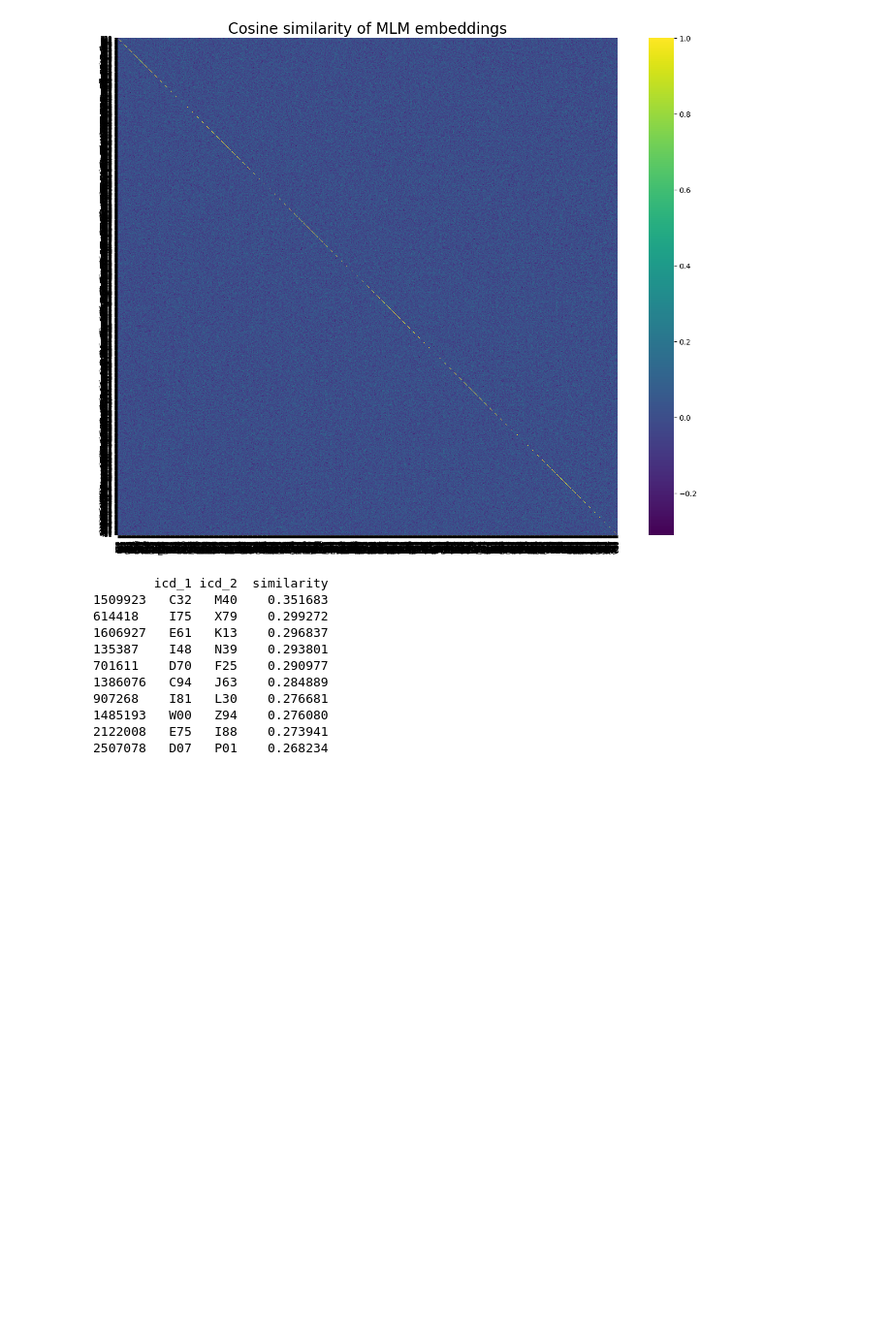
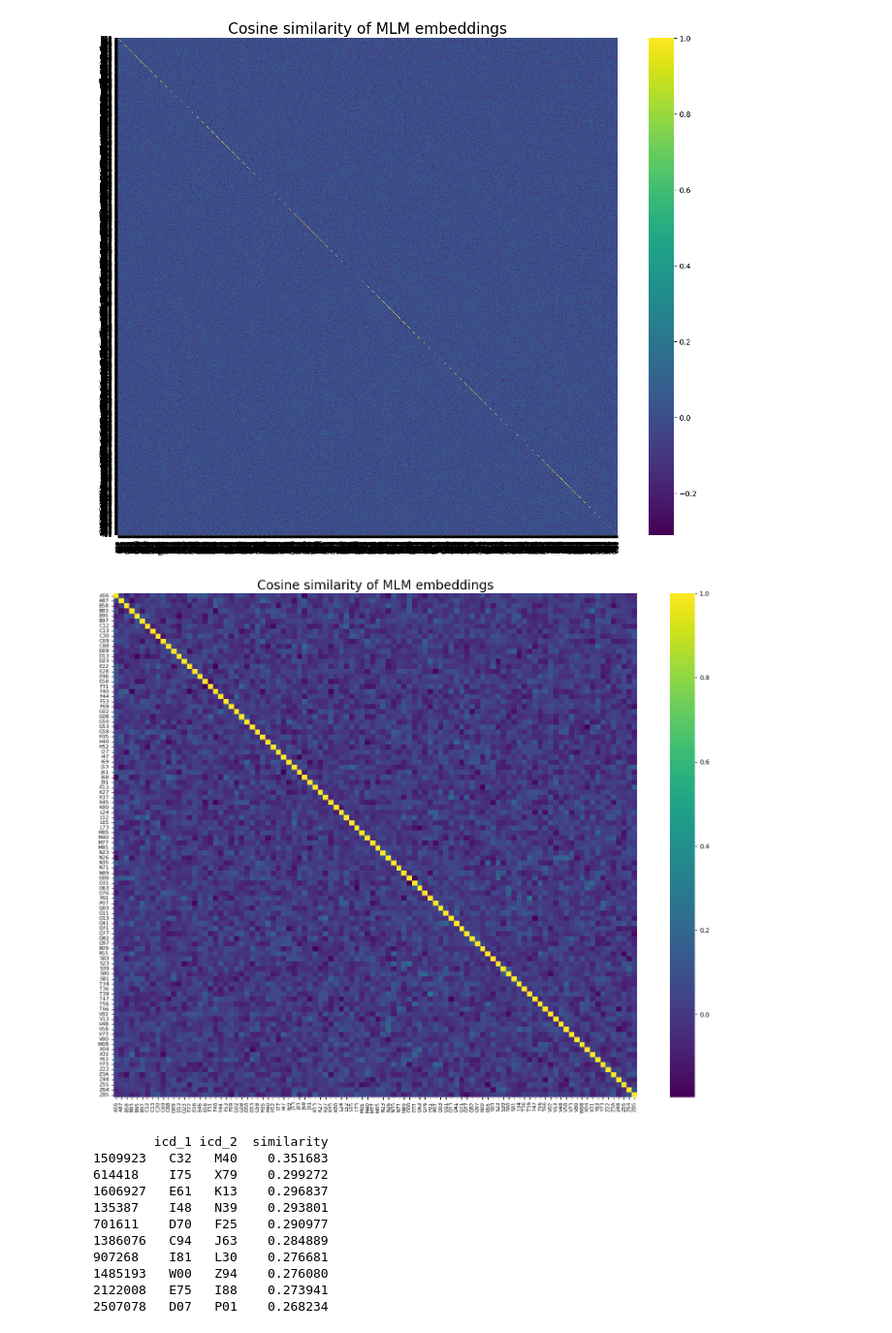
Before and after one commit to dwemer8/Revealing-interconnections-between-diseases, a Jupyter notebook: mlm/mlm.ipynb, the cells around one changed output. Shown at 97% size. Cells and saved outputs as stored; diff of their text form; code cells hidden in the pictures; blank space fills up the shorter version.

```diff
--- a/mlm/mlm.ipynb
+++ b/mlm/mlm.ipynb
@@ -280,6 +280,27 @@ plt.title(name, fontsize=20)
 plt.savefig(f'mlm.jpg', dpi=300, bbox_inches='tight')
 # %% [output]
 [figure]
+# %%
+N = 100
+name = "Cosine similarity of MLM embeddings"
+diag_values = np.diag(similarity)
+top_indices = np.argsort(diag_values)[::-1][:N]
+top_cats = [id2icd[i] for i in top_indices]
+
+top_cats_sorted = sorted(top_cats, reverse=False)
+
+top_co_df = similarity.loc[top_cats_sorted, top_cats_sorted]
+
+plt.figure(figsize=(15,12))
+sns.heatmap(top_co_df, annot=False, cmap="viridis", xticklabels=True, yticklabels=True)
+plt.title(name, fontsize=20)
+plt.xticks(rotation=90, fontsize=8)
+plt.yticks(rotation=0, fontsize=8)
+plt.savefig(f'mlm_{N}.jpg', dpi=300, bbox_inches='tight')
+plt.tight_layout()
+plt.show()
+# %% [output]
+[figure, added]
 # %%
 def top_n_pairs(similarity_df, n=10):
     df_long = similarity_df.stack().reset_index()
```
Also changed, not shown: 1 other file.
